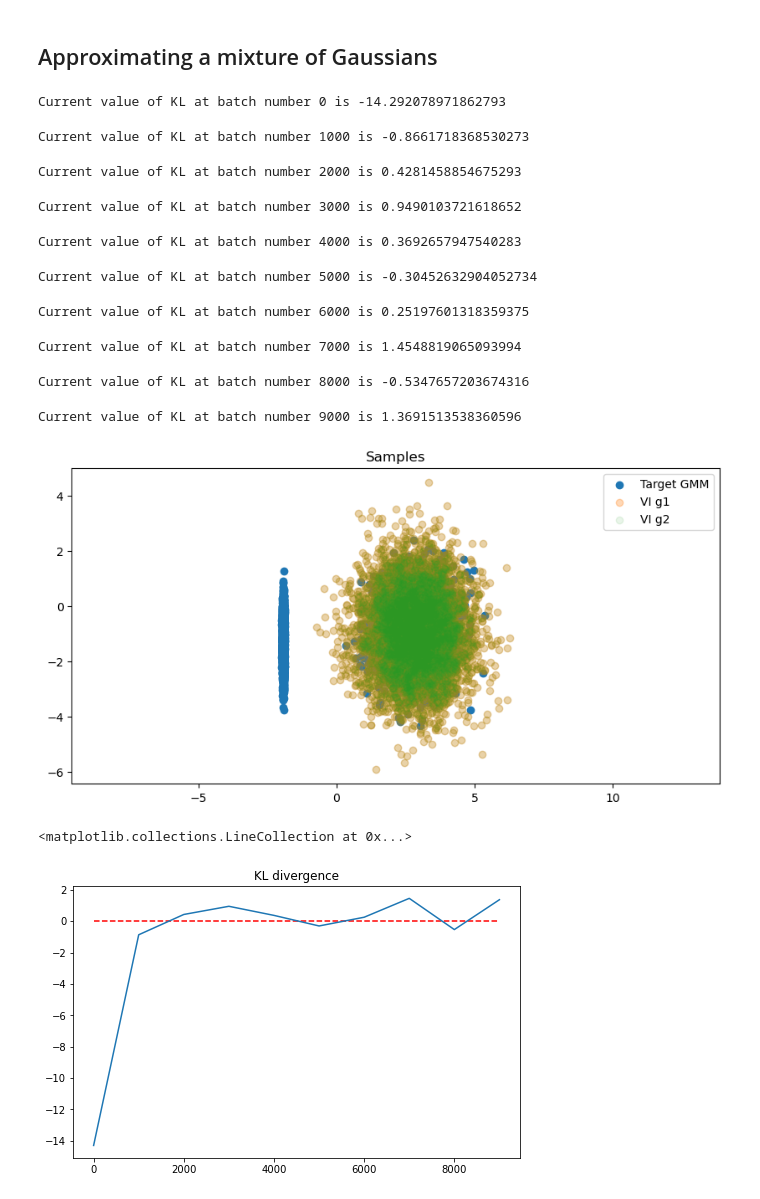
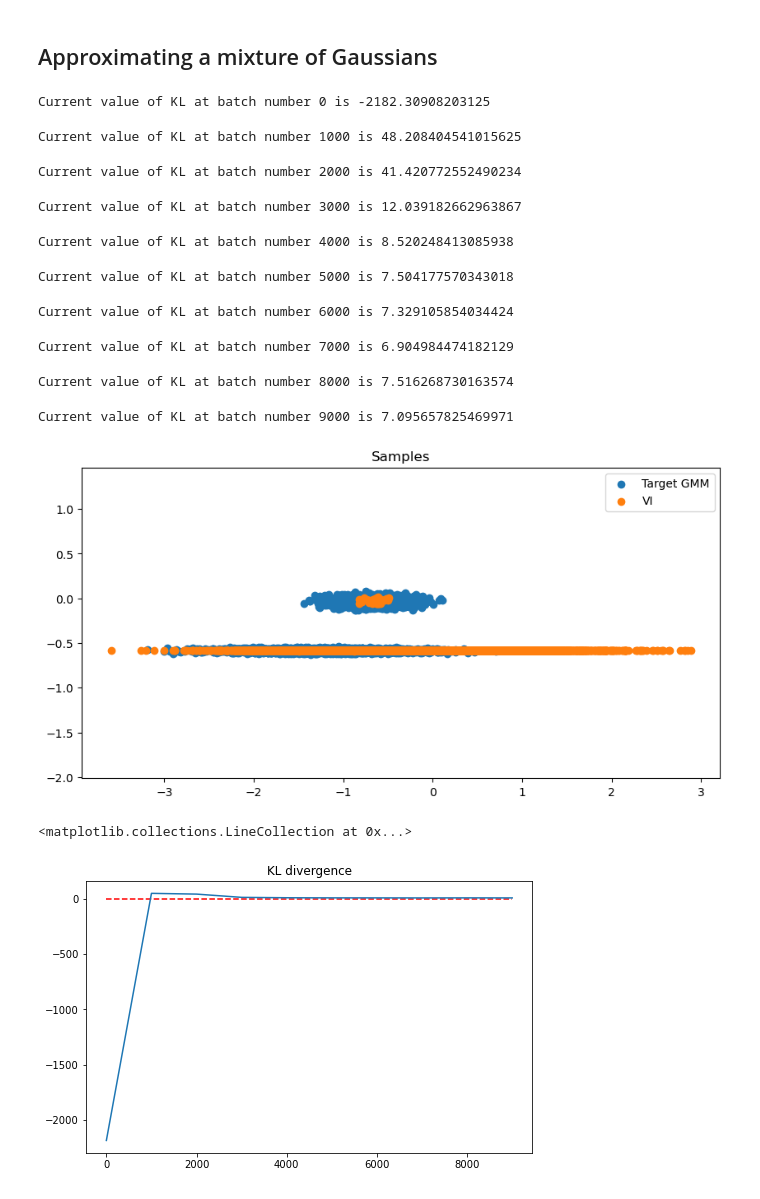
Before and after one commit to nkotelevskii/vi_mcmc_workaround, a Jupyter notebook: notebooks/simple_VI_with_GMM.ipynb, the cells around one changed output. Drawn from its saved outputs; the diff is of its cells as text; code cells hidden in the pictures.

```diff
--- a/notebooks/simple_VI_with_GMM.ipynb
+++ b/notebooks/simple_VI_with_GMM.ipynb
@@ -245,7 +245,7 @@ KL_values = []
 for i in tqdm(range(num_batches)):
     pi = torch.sigmoid(pi_raw)
     dist = torch.distributions.Bernoulli(probs=pi)
-    c = int(dist.sample((1,))[0].item())
+    c = dist.sample((batch_size,1))
 
     std = torch.exp(stds_param_raw)
     std_normal1 = torch.distributions.Normal(loc=torch.sum(mus_param[0]), scale=torch.sum(std[0]))
@@ -255,12 +255,14 @@ for i in tqdm(range(num_batches)):
 
     u = std_normal.sample((batch_size, 2))
 
-    z = mus_param[c] + u * std[c] # сэмпл из одной из гауссиан в зависимости от pi
+    #z = mus_param[0] + u * std[0]
+    z = mus_param[1]*c + mus_param[0]*(1-c) + u * (std[1]*c + std[0]*(1-c)) # сэмпл из одной из гауссиан в зависимости от pi
 
-    log_q_components = torch.tensor([torch.log(1-pi) + std_normal1.log_prob(u).sum(1).mean(), torch.log(pi) + std_normal2.log_prob(u).sum(1).mean()])
+    g1 = torch.log(1-pi) + std_normal1.log_prob(u).sum(1).mean()# - torch.sum(std[1])
+    g2 = torch.log(pi) + std_normal2.log_prob(u).sum(1).mean()# - torch.sum(std[0])
+    log_q_components = torch.cat((g1[None], g2[None]), 0)
 
-    KL = -torch.sum(stds_param_raw)\
-        + torch.logsumexp(log_q_components, 0)\
+    KL = torch.logsumexp(log_q_components, 0)\
         * (torch.logsumexp(log_q_components, 0) + 1 - target_gmm.get_logdensity(z).mean()).detach()\
         - target_gmm.get_logdensity(z).mean()
     #KL = -torch.sum(stds_param_raw) + std_normal.log_prob(u).sum(1).mean() * ( std_normal.log_prob(u).sum(1).mean() + 1 - target_gmm.get_logdensity(z).mean() ).detach() - target_gmm.get_logdensity(z).mean()
@@ -273,43 +275,42 @@ for i in tqdm(range(num_batches)):
         print(f"Current value of KL at batch number {i} is {KL.cpu().detach().numpy()}")
         KL_values.append([i, KL.cpu().detach().numpy().item()])
 # %% [output]
-Current value of KL at batch number 0 is -14.292078971862793
+Current value of KL at batch number 0 is -2182.30908203125
-Current value of KL at batch number 1000 is -0.8661718368530273
+Current value of KL at batch number 1000 is 48.208404541015625
-Current value of KL at batch number 2000 is 0.4281458854675293
+Current value of KL at batch number 2000 is 41.420772552490234
-Current value of KL at batch number 3000 is 0.9490103721618652
+Current value of KL at batch number 3000 is 12.039182662963867
-Current value of KL at batch number 4000 is 0.3692657947540283
+Current value of KL at batch number 4000 is 8.520248413085938
-Current value of KL at batch number 5000 is -0.30452632904052734
+Current value of KL at batch number 5000 is 7.504177570343018
-Current value of KL at batch number 6000 is 0.25197601318359375
+Current value of KL at batch number 6000 is 7.329105854034424
-Current value of KL at batch number 7000 is 1.4548819065093994
+Current value of KL at batch number 7000 is 6.904984474182129
-Current value of KL at batch number 8000 is -0.5347657203674316
+Current value of KL at batch number 8000 is 7.516268730163574
-Current value of KL at batch number 9000 is 1.3691513538360596
+Current value of KL at batch number 9000 is 7.095657825469971
 # %%
 N = 5000
 
 dist = torch.distributions.Bernoulli(probs=torch.sigmoid(pi_raw))
-c = dist.sample((5000,1))
-#c = torch.cat((c,c), dim=1)
+c =  dist.sample((N,1))
+c = torch.cat((c,c), dim=1)
 #c = torch.cat((c,c), dim=2) # to same dim as u
 
 u = std_normal.sample((N,2))
 
 with torch.no_grad():
     std = torch.exp(stds_param_raw)
     sample_varfamily = (mus_param[0] + u * std[0]) * (1-c) + (mus_param[1] + u * std[1]) * c
 
 samples_target_gmm = target_gmm.get_samples(N).cpu().numpy()
 
 plt.figure(figsize=(10, 5), dpi=100)
 plt.title('Samples')
 plt.scatter(samples_target_gmm[:, 0], samples_target_gmm[:, 1], label='Target GMM')
-plt.scatter(sample_varfamily[:, 0], sample_varfamily[:, 1], label='VI g1', alpha=0.3)
-plt.scatter(sample_varfamily[:, 0], sample_varfamily[:, 1], label='VI g2', alpha=0.1)
-#plt.scatter(sample_varfamily[:, 0, 0], sample_varfamily[:, 0, 1], label='VI g1', alpha=0.1)
-#plt.scatter(sample_varfamily[:, 1, 0], sample_varfamily[:, 1, 1], label='VI g2', alpha=0.1)
+#plt.scatter(sample_varfamily[:, 0], sample_varfamily[:, 1], label='VI g1', alpha=0.3)
+#plt.scatter(sample_varfamily[:, 0], sample_varfamily[:, 1], label='VI g2', alpha=0.1)
+plt.scatter(sample_varfamily[:, 0], sample_varfamily[:, 1], label='VI')
 plt.axis('equal')
 plt.legend();
 # %% [output]
-[figure, old version]
+[figure, new version]
 # %%
 KL_values = np.array(KL_values)
 plt.figure(figsize=(8, 5))
@@ -318,4 +319,4 @@ plt.plot(KL_values[:,0], KL_values[:,1])
 plt.hlines(0, KL_values[:,0][0], KL_values[:,0][-1], color='r', linestyles='--')
 # %% [output]
 <matplotlib.collections.LineCollection at 0x...>
-[figure, old version]
+[figure, new version]
```
Also changed, not shown: parts of 3 cells of this notebook.
